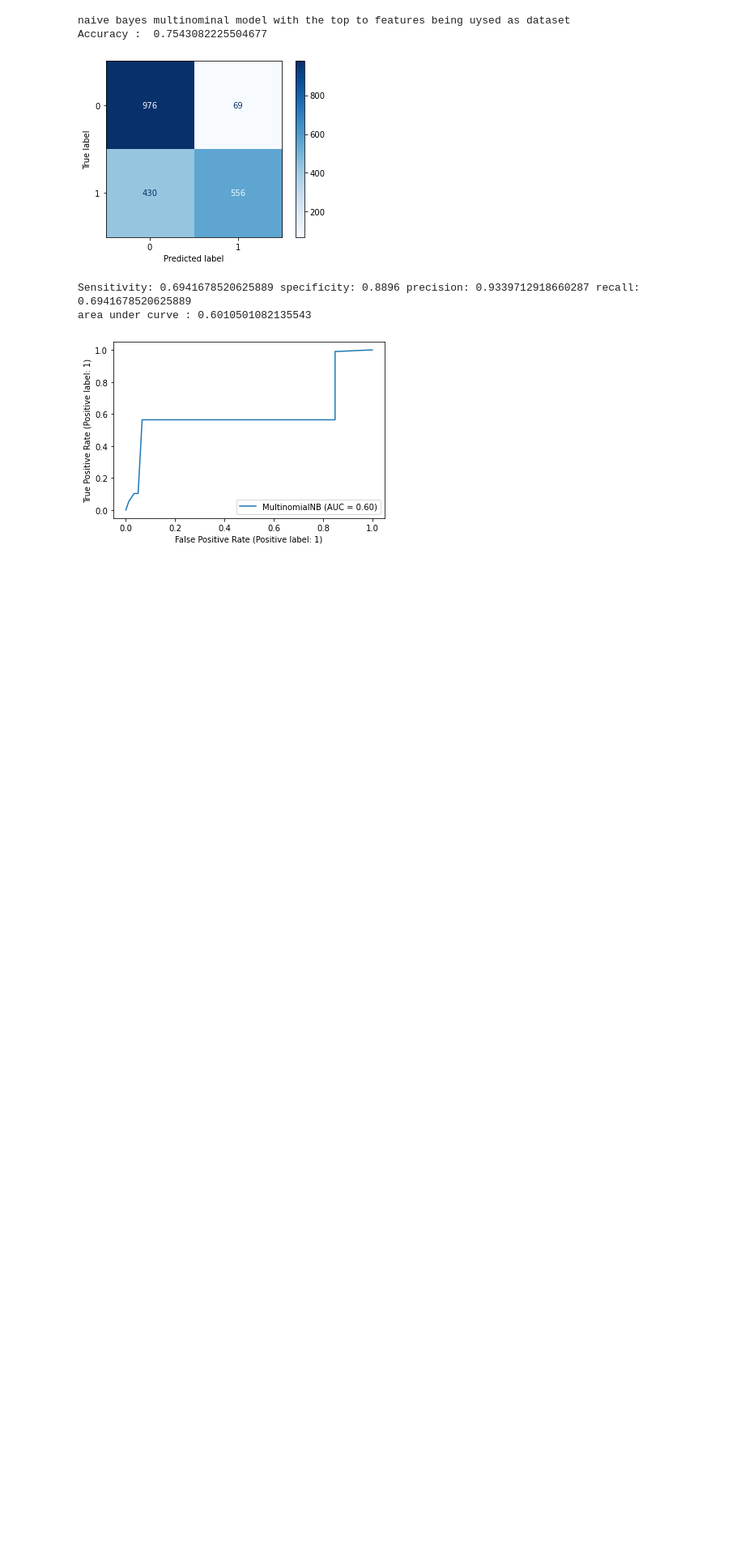
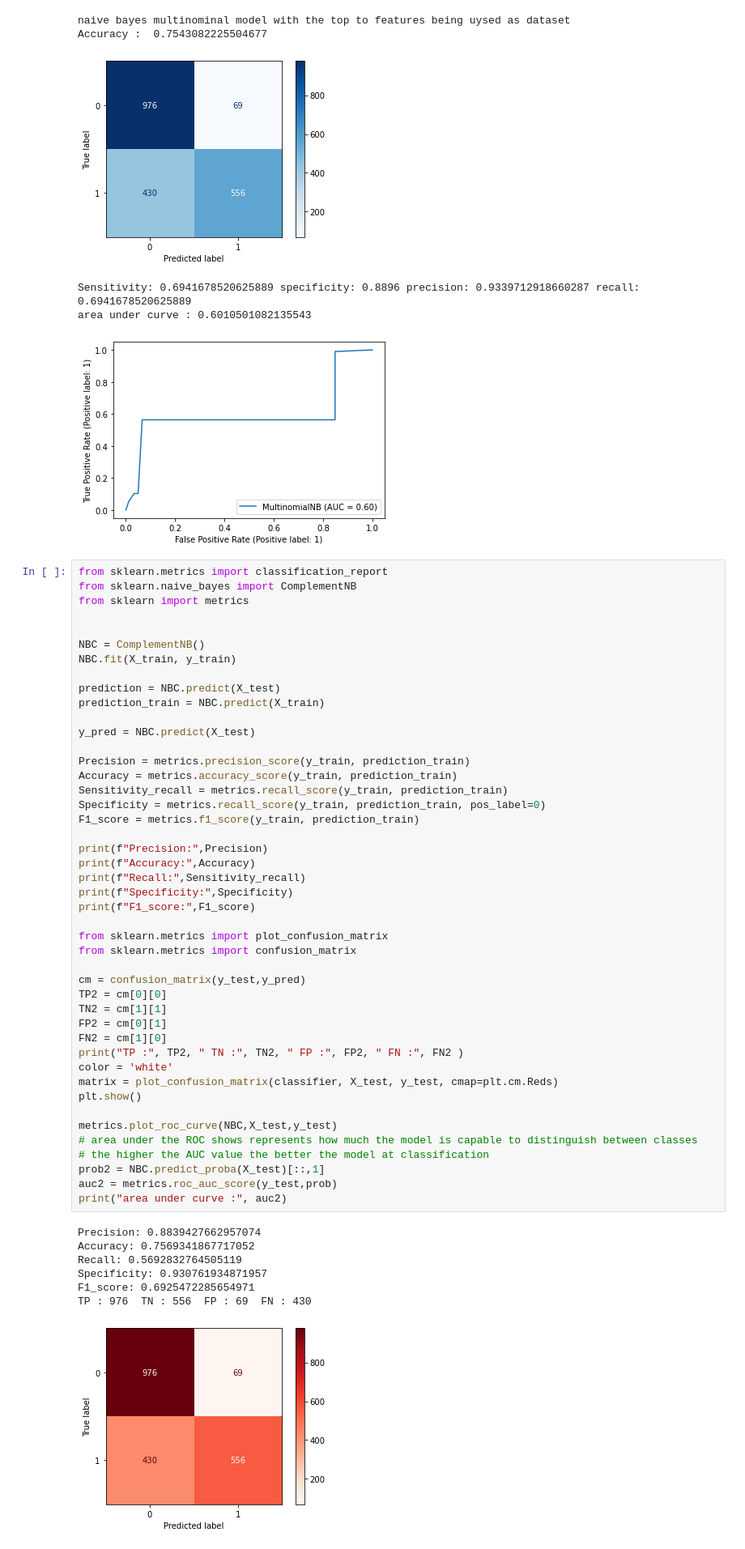
Before and after one commit to jagmeet18/DataMining, a Jupyter notebook: practice_notebook.ipynb, the cells around one changed output. Shown at 81% size. Saved outputs shown, nothing was run; the diff lists cells and outputs as text; blank space fills up the shorter version.

Commit message:
added compliment naivve bayes

```diff
--- a/practice_notebook.ipynb
+++ b/practice_notebook.ipynb
@@ -513,3 +513,56 @@ Accuracy :  0.7543082225504677
 Sensitivity: 0.6941678520625889 specificity: 0.8896 precision: 0.9339712918660287 recall: 0.6941678520625889
 area under curve : 0.6010501082135543
 [figure]
+# %%
+from sklearn.metrics import classification_report
+from sklearn.naive_bayes import ComplementNB
+from sklearn import metrics
+
+
+NBC = ComplementNB()
+NBC.fit(X_train, y_train)
+
+prediction = NBC.predict(X_test)
+prediction_train = NBC.predict(X_train)
+
+y_pred = NBC.predict(X_test)
+
+Precision = metrics.precision_score(y_train, prediction_train)
+Accuracy = metrics.accuracy_score(y_train, prediction_train)
+Sensitivity_recall = metrics.recall_score(y_train, prediction_train)
+Specificity = metrics.recall_score(y_train, prediction_train, pos_label=0)
+F1_score = metrics.f1_score(y_train, prediction_train)
+
+print(f"Precision:",Precision)
+print(f"Accuracy:",Accuracy)
+print(f"Recall:",Sensitivity_recall)
+print(f"Specificity:",Specificity)
+print(f"F1_score:",F1_score)
+
+from sklearn.metrics import plot_confusion_matrix
+from sklearn.metrics import confusion_matrix
+
+cm = confusion_matrix(y_test,y_pred)
+TP2 = cm[0][0]
+TN2 = cm[1][1]
+FP2 = cm[0][1]
+FN2 = cm[1][0]
+print("TP :", TP2, " TN :", TN2, " FP :", FP2, " FN :", FN2 )
+color = 'white'
+matrix = plot_confusion_matrix(classifier, X_test, y_test, cmap=plt.cm.Reds)
+plt.show()
+
+metrics.plot_roc_curve(NBC,X_test,y_test)
+# area under the ROC shows represents how much the model is capable to distinguish between classes
+# the higher the AUC value the better the model at classification
+prob2 = NBC.predict_proba(X_test)[::,1]
+auc2 = metrics.roc_auc_score(y_test,prob)
+print("area under curve :", auc2)
+# %% [output]
+Precision: 0.8839427662957074
+Accuracy: 0.7569341867717052
+Recall: 0.5692832764505119
+Specificity: 0.930761934871957
+F1_score: 0.6925472285654971
+TP : 976  TN : 556  FP : 69  FN : 430
+[figure, added]
```
Also changed, not shown: parts of 1 cell of this notebook.
